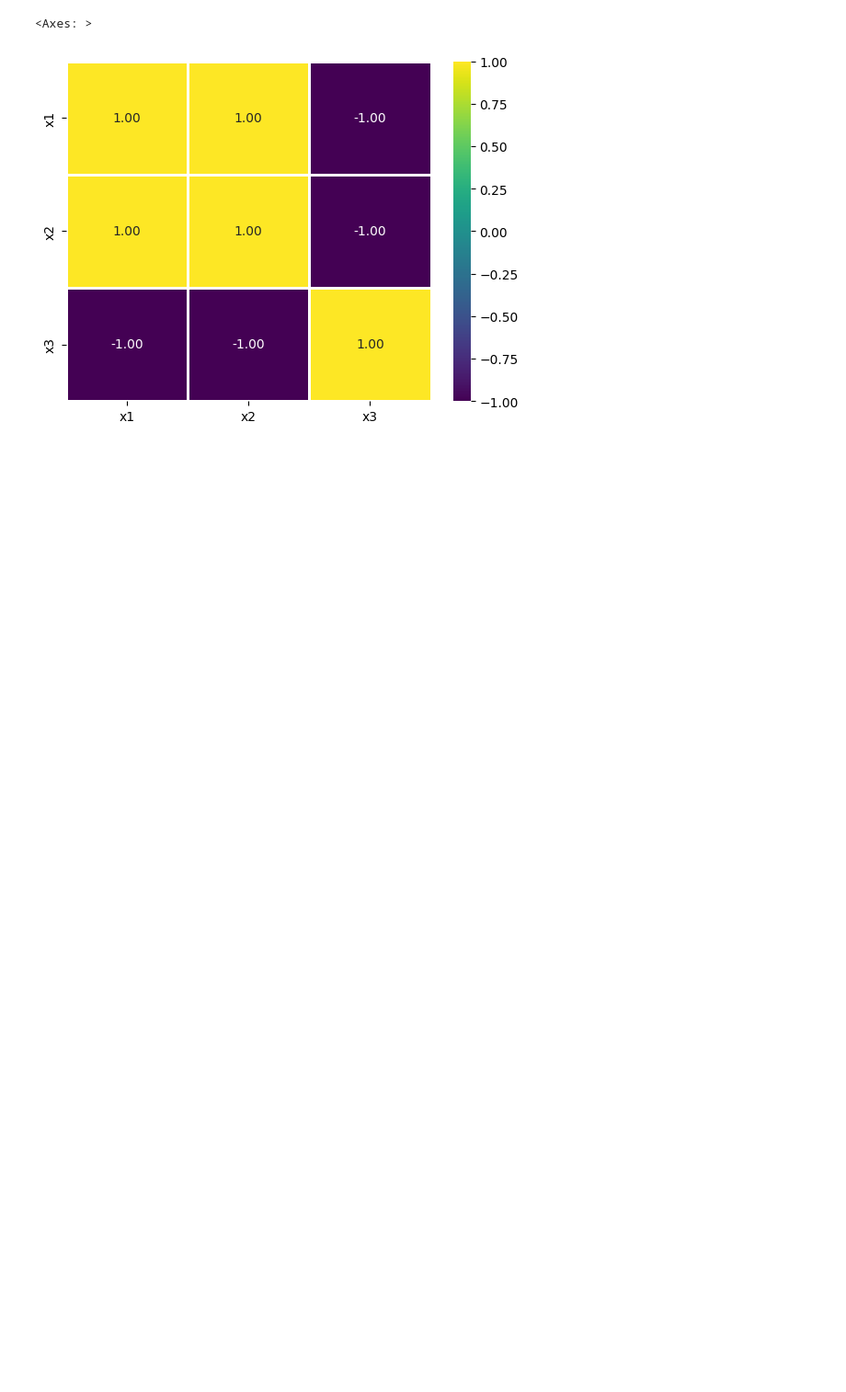
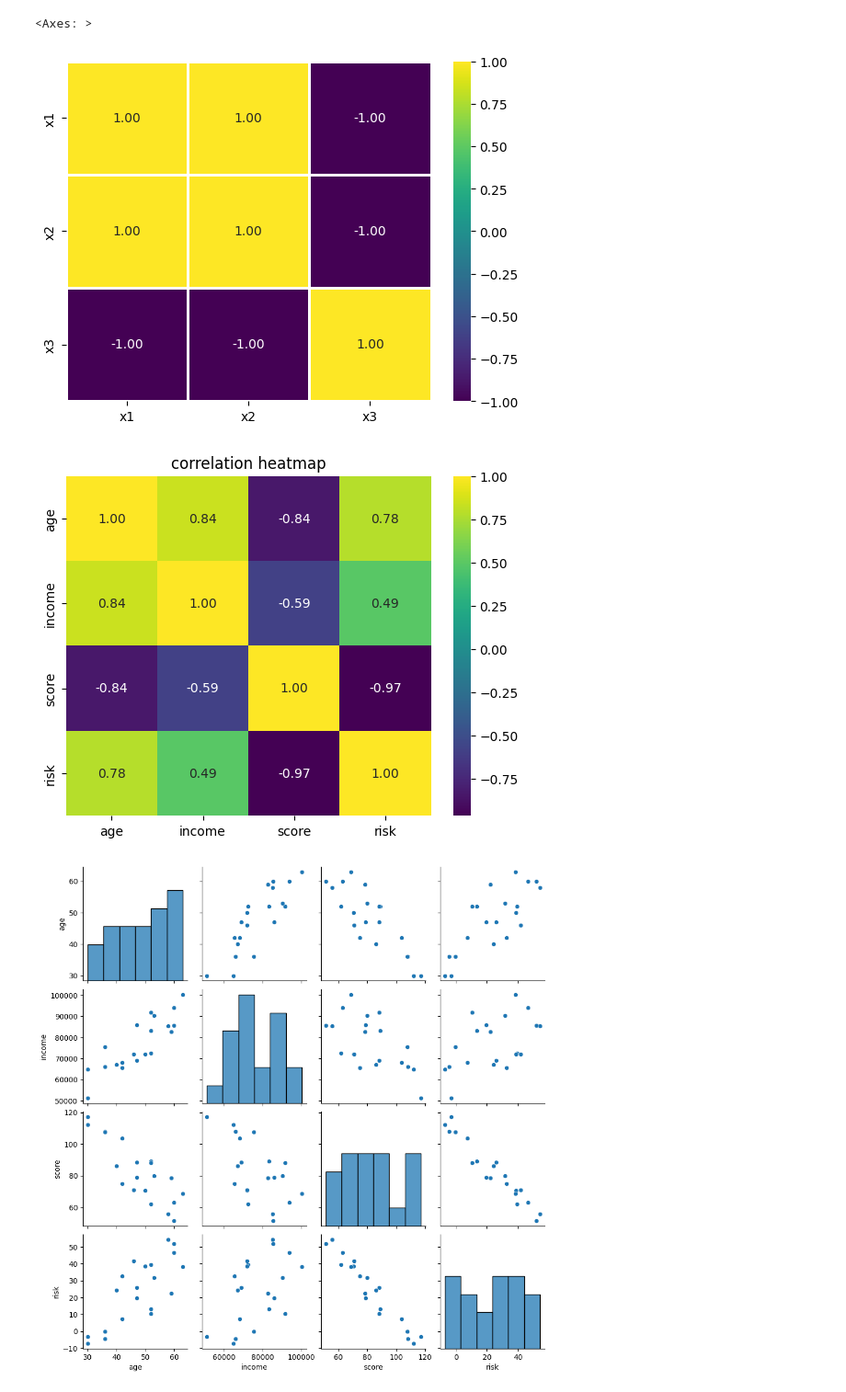
Before and after one commit to AkumaGPT/practice_seaborn, a Jupyter notebook: main.ipynb, the cells around one changed output. Shown at 92% size. Drawn from its saved outputs; the diff is of its cells as text; code cells hidden in the pictures; blank space fills up the shorter version.

```diff
--- a/main.ipynb
+++ b/main.ipynb
@@ -241,3 +241,21 @@ sns.heatmap(corr, annot=True, linewidths=1, cmap="viridis", fmt=".2f")
 [figure]
 # %%
 # ML challenge
+
+df = pd.read_csv("pairplot_heatmap_data.csv")
+# print(df.head())
+
+# get the correlation matrix
+corr = df.corr()
+# print(corr)
+
+sns.heatmap(corr, annot=True, fmt=".2f", cmap="viridis")
+plt.title("correlation heatmap")
+
+# get the pairplot for only numeric columns
+g = sns.pairplot(df)
+
+plt.show()
+# %% [output]
+[figure, added]
+[figure, added]
```
